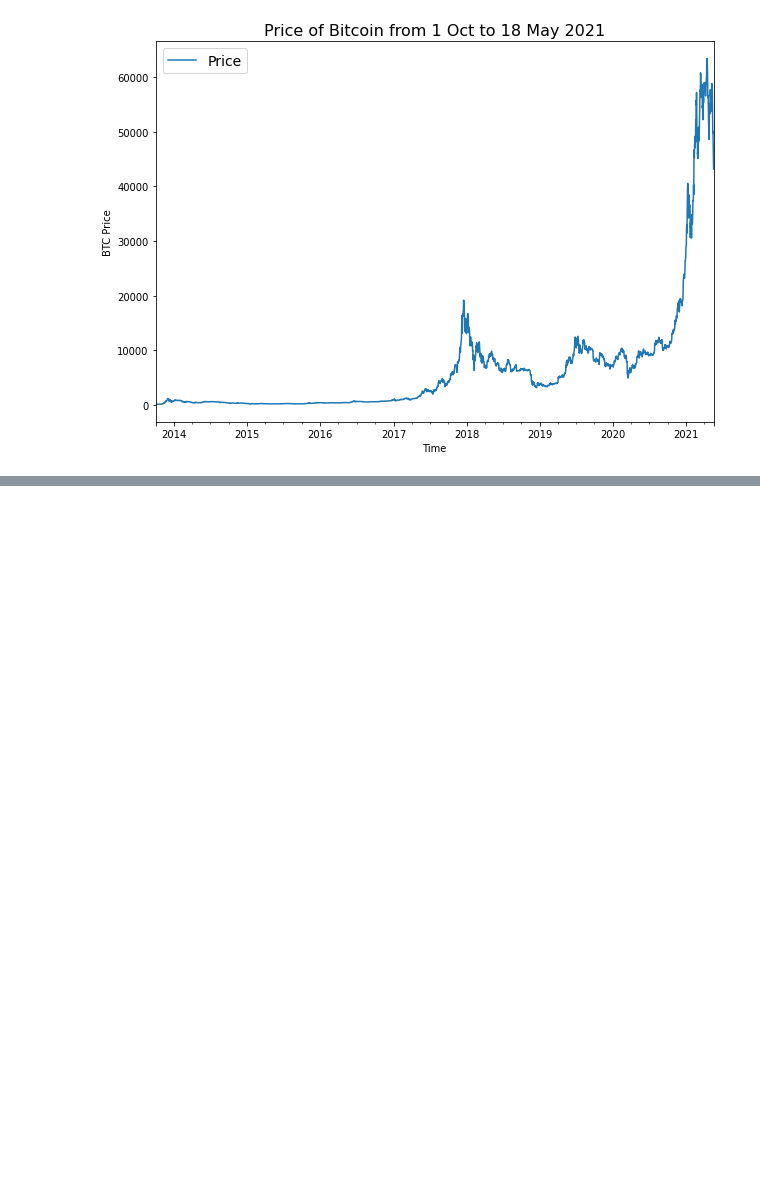
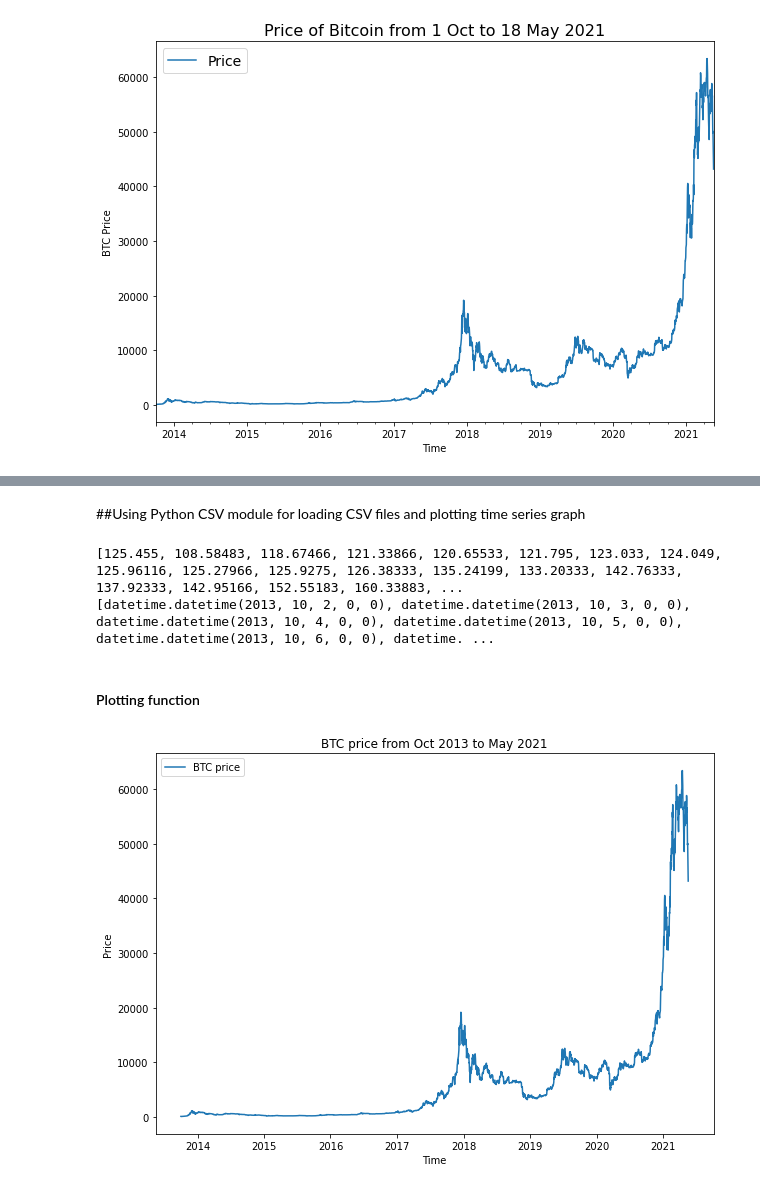
Before and after one commit to sugarbody/Time-Series-Forecasting, a Jupyter notebook: Time_Series_Forecasting.ipynb, the cells around one changed output, grey strips where cells are left out. Cells and saved outputs as stored; diff of their text form; code cells hidden in the pictures; blank space fills up the shorter version.

```diff
--- a/Time_Series_Forecasting.ipynb
+++ b/Time_Series_Forecasting.ipynb
@@ -141,0 +168,37 @@ plt.legend(fontsize=14);
+# %% [markdown]
+##Using Python CSV module for loading CSV files and plotting time series graph
+# %%
+time = []
+price = []
+
+with open('data_BTC.csv', "r", newline='') as csvfile:
+  spamreader = csv.reader(csvfile, delimiter=",")
+  next(spamreader, None)
+  for row in spamreader:
+    time.append(datetime.strptime(row[1], "%Y-%m-%d"))
+    price.append(float(row[2]))
+
+price = price[1:]
+time = time[1:]
+
+print(price)
+print(time)
+# %% [output]
+[125.455, 108.58483, 118.67466, 121.33866, 120.65533, 121.795, 123.033, 124.049, 125.96116, 125.27966, 125.9275, 126.38333, 135.24199, 133.20333, 142.76333, 137.92333, 142.95166, 152.55183, 160.33883, ...
+[datetime.datetime(2013, 10, 2, 0, 0), datetime.datetime(2013, 10, 3, 0, 0), datetime.datetime(2013, 10, 4, 0, 0), datetime.datetime(2013, 10, 5, 0, 0), datetime.datetime(2013, 10, 6, 0, 0), datetime. ...
+# %% [markdown]
+#### Plotting function
+# %%
+def plot_data(time, value):
+  plt.figure(figsize=(10, 7))
+  plt.plot(time, value, label="BTC price")
+  plt.xlabel("Time")
+  plt.ylabel("Price")
+  plt.title("BTC price from Oct 2013 to May 2021")
+  plt.legend()
+  plt.show()
+
+
+plot_data(time, price)
+# %% [output]
+[figure, added]
```
Also changed, not shown: parts of 13 cells of this notebook.
